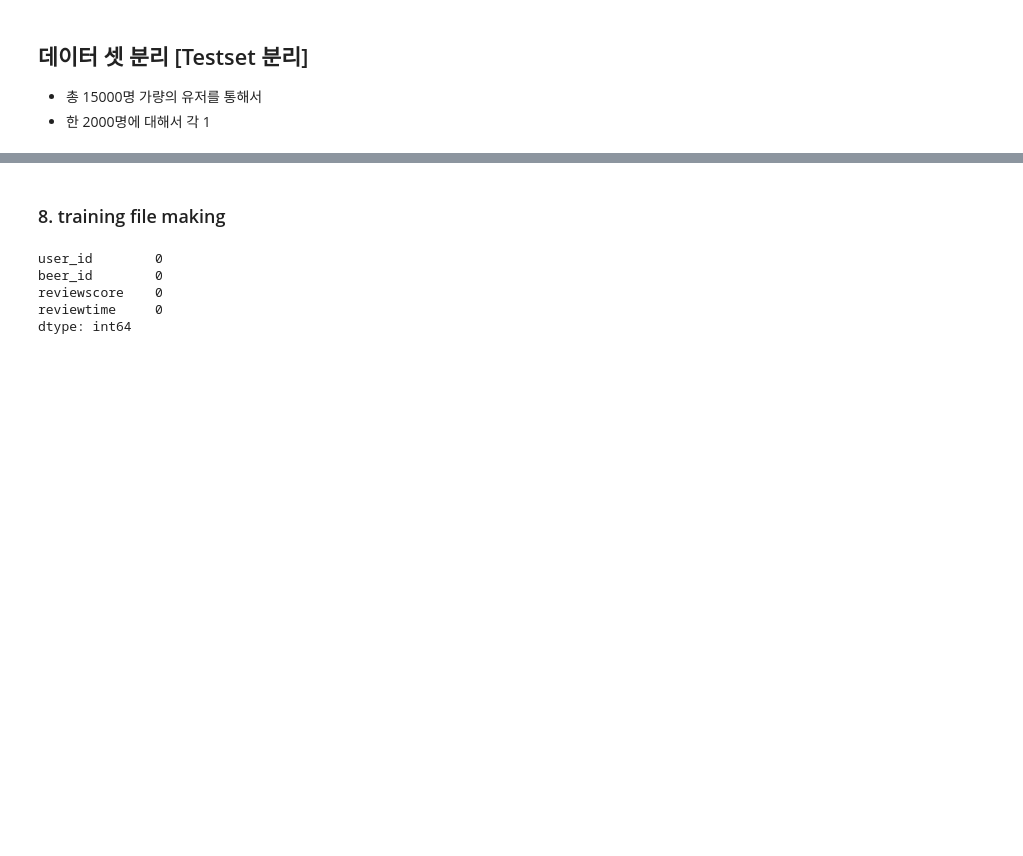
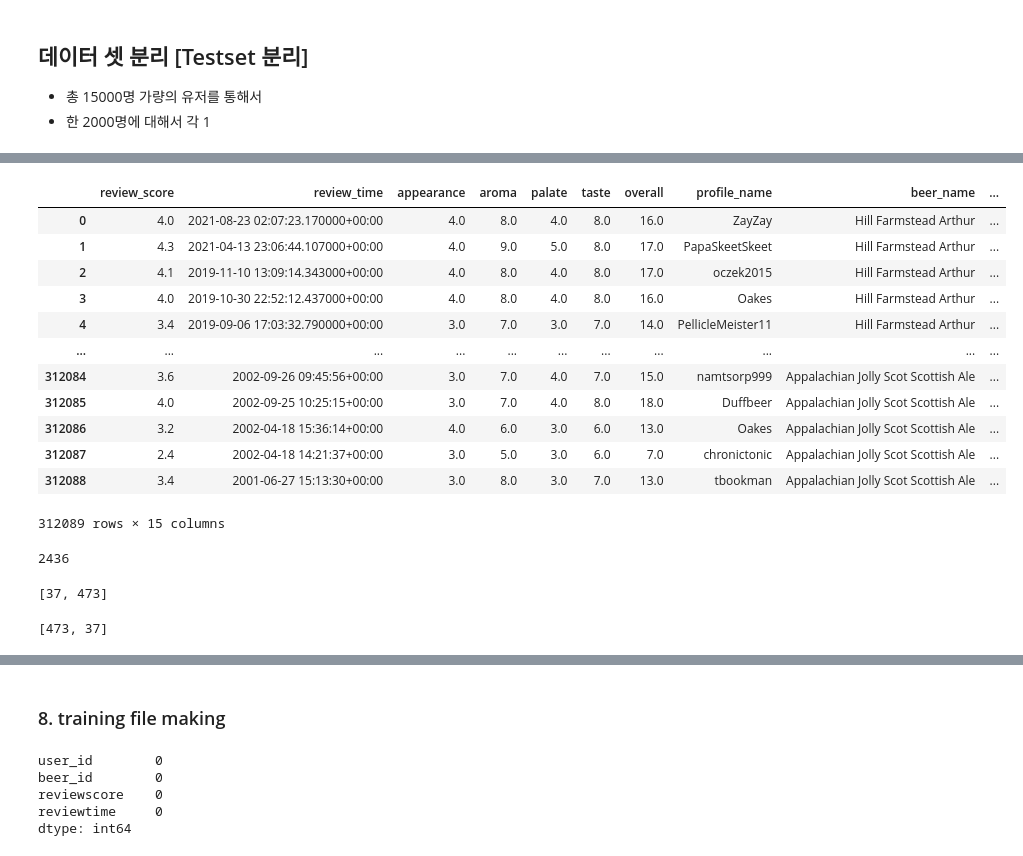
Before and after one commit to boostcampaitech3/final-project-level3-recsys-10, a Jupyter notebook: data_engineering/data_preprocessing.ipynb, the cells around one changed output, grey strips where cells are left out. Saved outputs shown, nothing was run; the diff lists cells and outputs as text; code cells hidden in the pictures; blank space fills up the shorter version.

Commit message:
[feat/#40] Add preprocessing - DB data, train/test split

```diff
--- a/data_engineering/data_preprocessing.ipynb
+++ b/data_engineering/data_preprocessing.ipynb
@@ -260,9 +227,16 @@ raw_ratebeer["user_id"] = raw_ratebeer["user_id"].astype(int)
 # %% [markdown]
 ### 8. Train Test split
 # %%
-n_user = raw_ratebeer.user_id.nunique()
+n_user = all_ratebeer.user_id.nunique()
 test_ratio = 0.1
 n_test_user = int(n_user*test_ratio)
 
-np.random.seed = 42
-test_user_list = np.random.choice(range(n_user), size = n_test_user, replace=False)
+np.random.seed(42)
+test_user_idx_list = np.random.choice(range(n_user), size = n_test_user, replace=False)
+test_user_list = all_ratebeer.user_id.unique()[test_user_idx_list]
+
+train_ratebeer = all_ratebeer[~all_ratebeer["user_id"].isin(test_user_list)].drop("review_text", axis=1)
+test_ratebeer = all_ratebeer[all_ratebeer["user_id"].isin(test_user_list)].drop("review_text", axis=1)
+
+print(len(train_ratebeer)) # 2929083
+print(len(test_ratebeer)) # 314552
@@ -269,3 +245,0 @@ test_user_list = np.random.choice(range(n_user), size = n_test_user, replace=Fal
-# %%
-test_ratebeer = raw_ratebeer[raw_ratebeer["user_id"].isin(test_user_list)].drop("reviewtext", axis=1)
-test_ratebeer.to_csv("test_ratebeer_without_text.csv", index = False)
@@ -304,0 +259,7 @@ Length: 14701, dtype: int64
+# %%
+df_test = test_ratebeer.copy()
+# %%
+# 한 개를 맞출 수는 없다. 따라서 하나만 리뷰한 사람은 제외한다. (적어도 두 명의 유저가 있어야 하므로)
+over1user_in_Test = (df_test.value_counts("user_id") == 1).where(lambda x: x == False).dropna().index.tolist()
+df_test = df_test[df_test["user_id"].isin(over1user_in_Test)]
+df_test.index = range(len(df_test))
@@ -304,0 +282,28 @@ Length: 14701, dtype: int64
+# %%
+df_test
+# %% [output]
+|  | review_score | review_time | appearance | aroma | palate | taste | overall | profile_name | beer_name | ... |
+| 0 | 4.0 | 2021-08-23 02:07:23.170000+00:00 | 4.0 | 8.0 | 4.0 | 8.0 | 16.0 | ZayZay | Hill Farmstead Arthur | ... |
+| 1 | 4.3 | 2021-04-13 23:06:44.107000+00:00 | 4.0 | 9.0 | 5.0 | 8.0 | 17.0 | PapaSkeetSkeet | Hill Farmstead Arthur | ... |
+| 2 | 4.1 | 2019-11-10 13:09:14.343000+00:00 | 4.0 | 8.0 | 4.0 | 8.0 | 17.0 | oczek2015 | Hill Farmstead Arthur | ... |
+| 3 | 4.0 | 2019-10-30 22:52:12.437000+00:00 | 4.0 | 8.0 | 4.0 | 8.0 | 16.0 | Oakes | Hill Farmstead Arthur | ... |
+| 4 | 3.4 | 2019-09-06 17:03:32.790000+00:00 | 3.0 | 7.0 | 3.0 | 7.0 | 14.0 | PellicleMeister11 | Hill Farmstead Arthur | ... |
+| ... | ... | ... | ... | ... | ... | ... | ... | ... | ... | ... |
+| 312084 | 3.6 | 2002-09-26 09:45:56+00:00 | 3.0 | 7.0 | 4.0 | 7.0 | 15.0 | namtsorp999 | Appalachian Jolly Scot Scottish Ale | ... |
+| 312085 | 4.0 | 2002-09-25 10:25:15+00:00 | 3.0 | 7.0 | 4.0 | 8.0 | 18.0 | Duffbeer | Appalachian Jolly Scot Scottish Ale | ... |
+| 312086 | 3.2 | 2002-04-18 15:36:14+00:00 | 4.0 | 6.0 | 3.0 | 6.0 | 13.0 | Oakes | Appalachian Jolly Scot Scottish Ale | ... |
+| 312087 | 2.4 | 2002-04-18 14:21:37+00:00 | 3.0 | 5.0 | 3.0 | 6.0 | 7.0 | chronictonic | Appalachian Jolly Scot Scottish Ale | ... |
+| 312088 | 3.4 | 2001-06-27 15:13:30+00:00 | 3.0 | 8.0 | 3.0 | 7.0 | 13.0 | tbookman | Appalachian Jolly Scot Scottish Ale | ... |
+312089 rows × 15 columns
+# %%
+user_id
+# %% [output]
+2436
+# %%
+beer_id_list
+# %% [output]
+[37, 473]
+# %%
+target_beers
+# %% [output]
+[473, 37]
```
Also changed, not shown: parts of 26 cells of this notebook.
